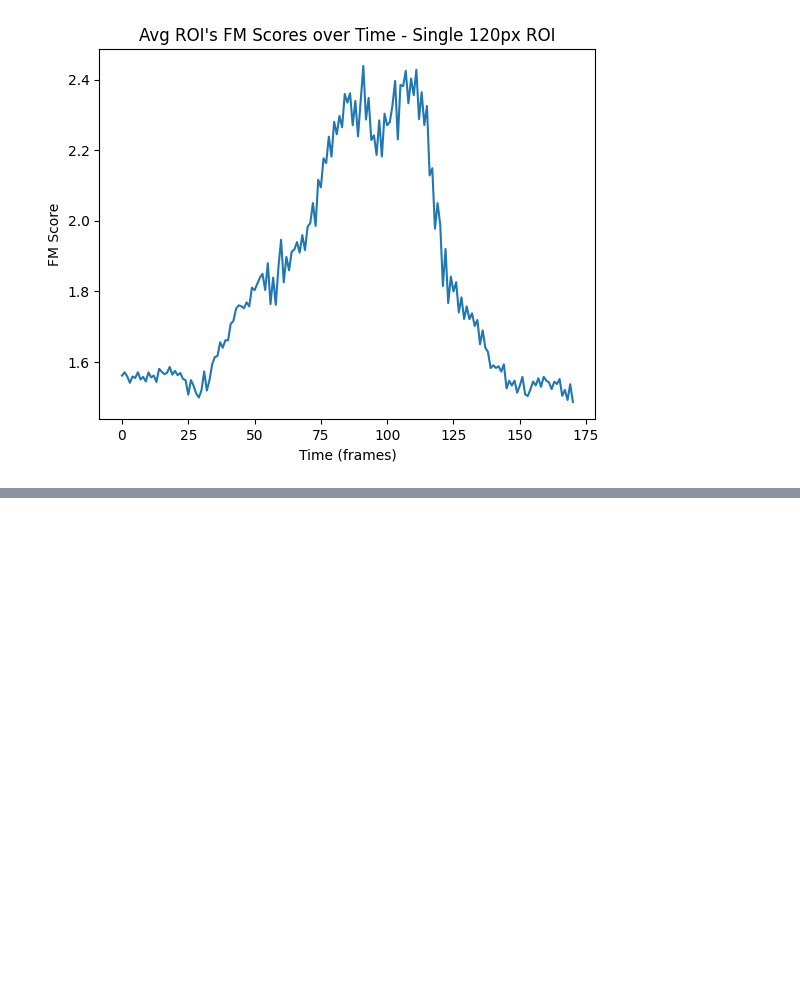
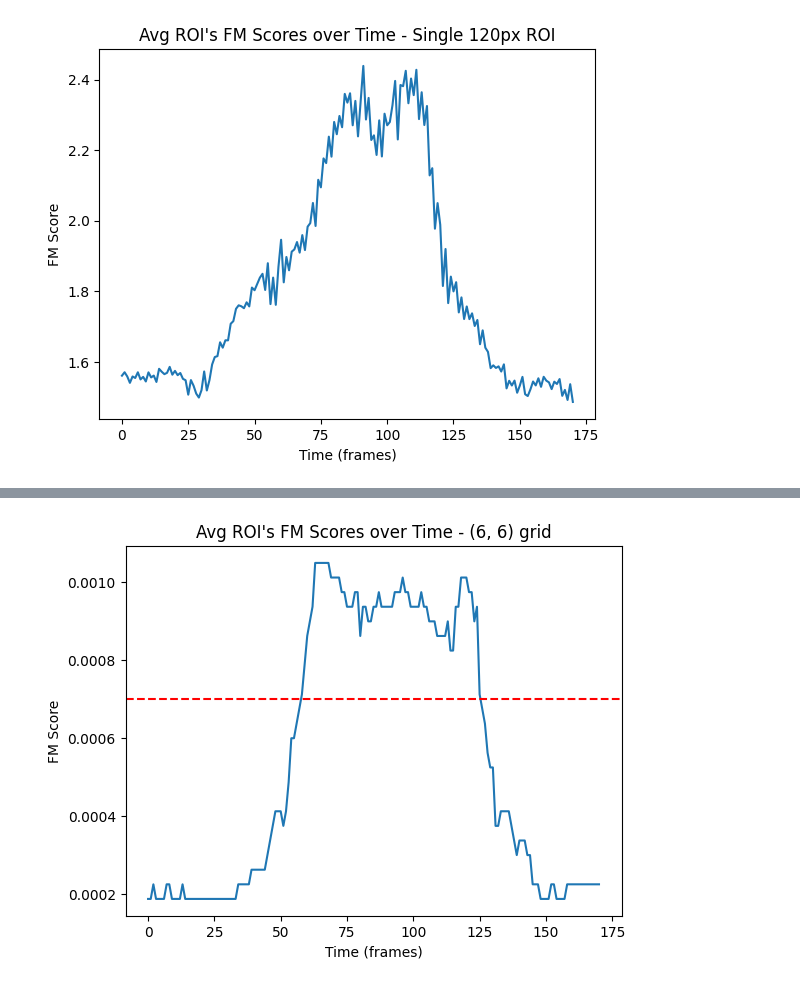
Before and after one commit to AgustindelaVega/vpc1, a Jupyter notebook: tp2/tp2.ipynb, the cells around one changed output, grey strips where cells are left out. Cells and saved outputs as stored; diff of their text form; code cells hidden in the pictures; blank space fills up the shorter version.

```diff
--- a/tp2/tp2.ipynb
+++ b/tp2/tp2.ipynb
@@ -172,0 +241,4 @@ score_grid((9,9), 20, 2.3, "./data/output_9x9_roi_video.mov")
+# %%
+score_grid((6,6), 30, 0.0007, "./out/output_6x6_cpbd_roi_video.mov", cpbd_score)
+# %% [output]
+[figure, added]
```
Also changed, not shown: parts of 12 cells of this notebook, 10 other files.
